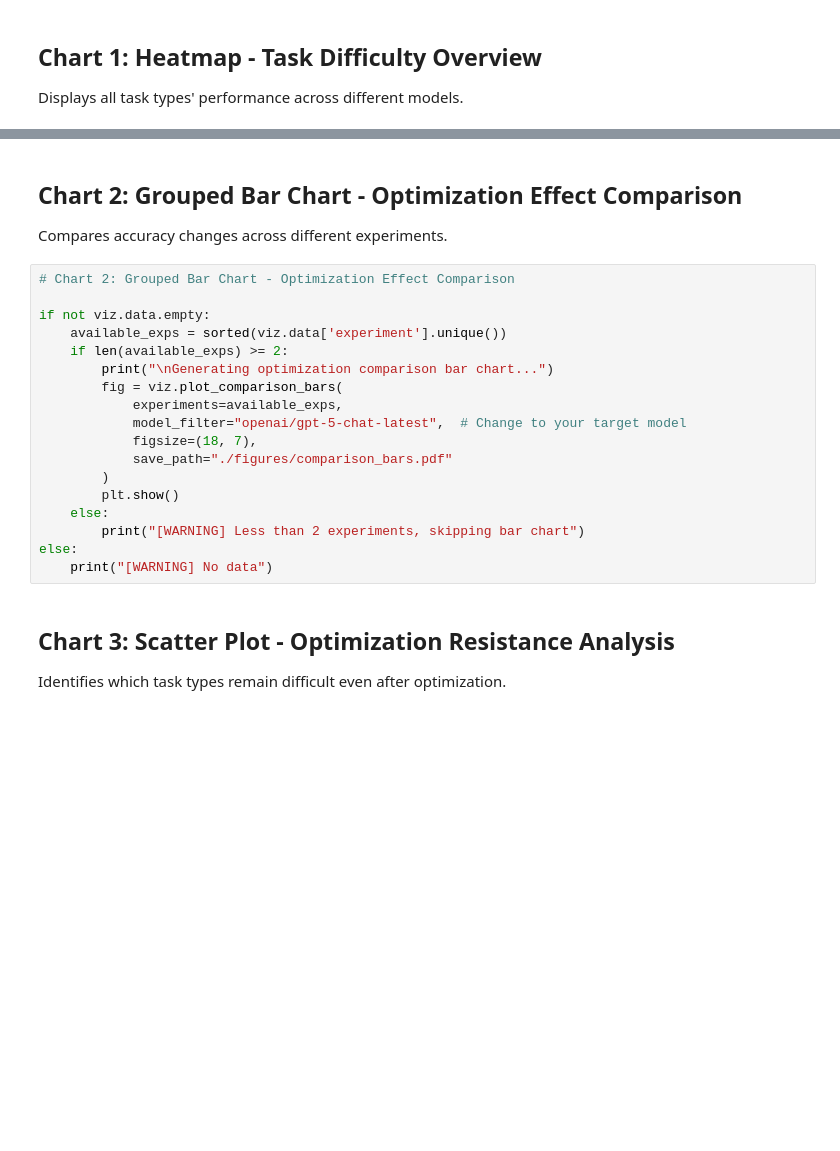
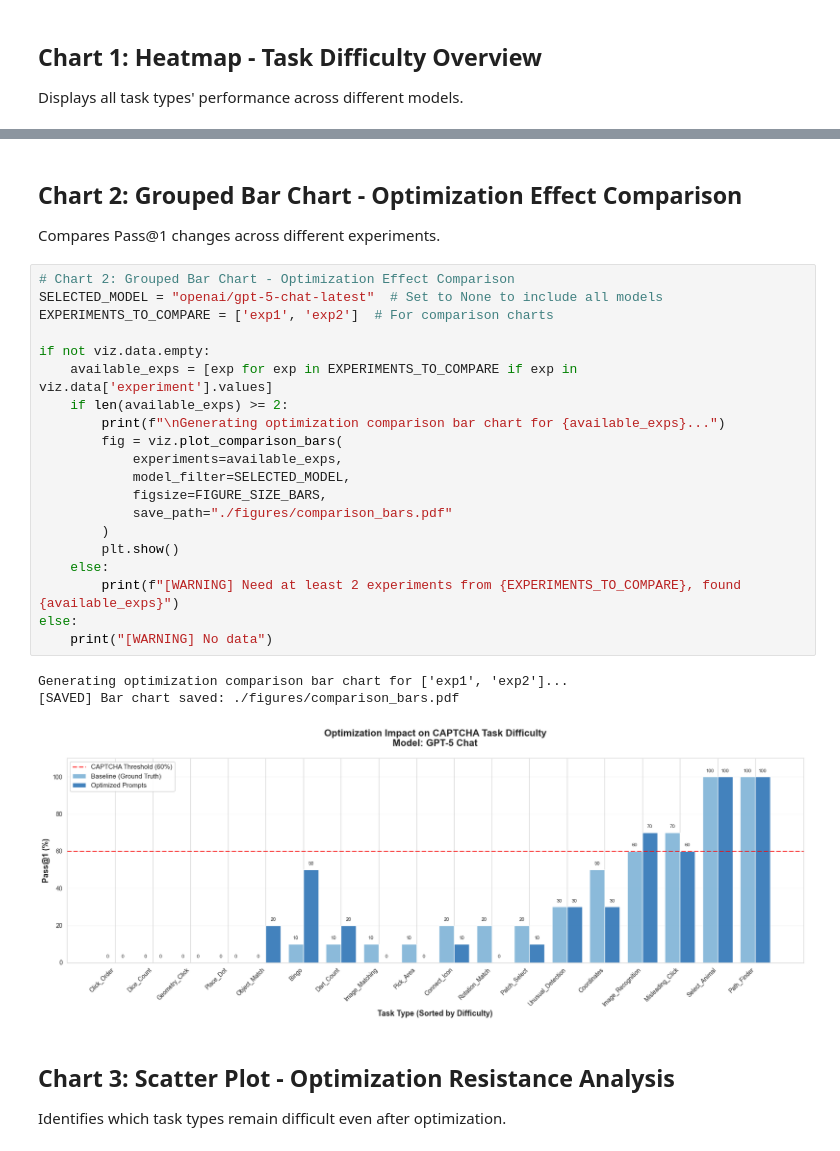
Before and after one commit to Wankunyu/Captcha, a Jupyter notebook: plot.ipynb, the cells around one changed output, grey strips where cells are left out. Drawn from its saved outputs; the diff is of its cells as text; blank space fills up the shorter version.

```diff
--- a/plot.ipynb
+++ b/plot.ipynb
@@ -108,24 +222,30 @@ FileNotFoundError: [Errno 2] No such file or directory: './figures/heatmap_exp1.
 # %% [markdown]
 ## Chart 2: Grouped Bar Chart - Optimization Effect Comparison
-Compares accuracy changes across different experiments.
+Compares Pass@1 changes across different experiments.
 # %%
 # Chart 2: Grouped Bar Chart - Optimization Effect Comparison
+SELECTED_MODEL = "openai/gpt-5-chat-latest"  # Set to None to include all models
+EXPERIMENTS_TO_COMPARE = ['exp1', 'exp2']  # For comparison charts
 
 if not viz.data.empty:
-    available_exps = sorted(viz.data['experiment'].unique())
+    available_exps = [exp for exp in EXPERIMENTS_TO_COMPARE if exp in viz.data['experiment'].values]
     if len(available_exps) >= 2:
-        print("\nGenerating optimization comparison bar chart...")
+        print(f"\nGenerating optimization comparison bar chart for {available_exps}...")
         fig = viz.plot_comparison_bars(
             experiments=available_exps,
-            model_filter="openai/gpt-5-chat-latest",  # Change to your target model
-            figsize=(18, 7),
+            model_filter=SELECTED_MODEL,
+            figsize=FIGURE_SIZE_BARS,
             save_path="./figures/comparison_bars.pdf"
         )
         plt.show()
     else:
-        print("[WARNING] Less than 2 experiments, skipping bar chart")
+        print(f"[WARNING] Need at least 2 experiments from {EXPERIMENTS_TO_COMPARE}, found {available_exps}")
 else:
     print("[WARNING] No data")
+# %% [output]
+Generating optimization comparison bar chart for ['exp1', 'exp2']...
+[SAVED] Bar chart saved: ./figures/comparison_bars.pdf
+[figure, added]
 # %% [markdown]
 ## Chart 3: Scatter Plot - Optimization Resistance Analysis
 Identifies which task types remain difficult even after optimization.
```
Also changed, not shown: parts of 10 cells of this notebook, 1 other file.
